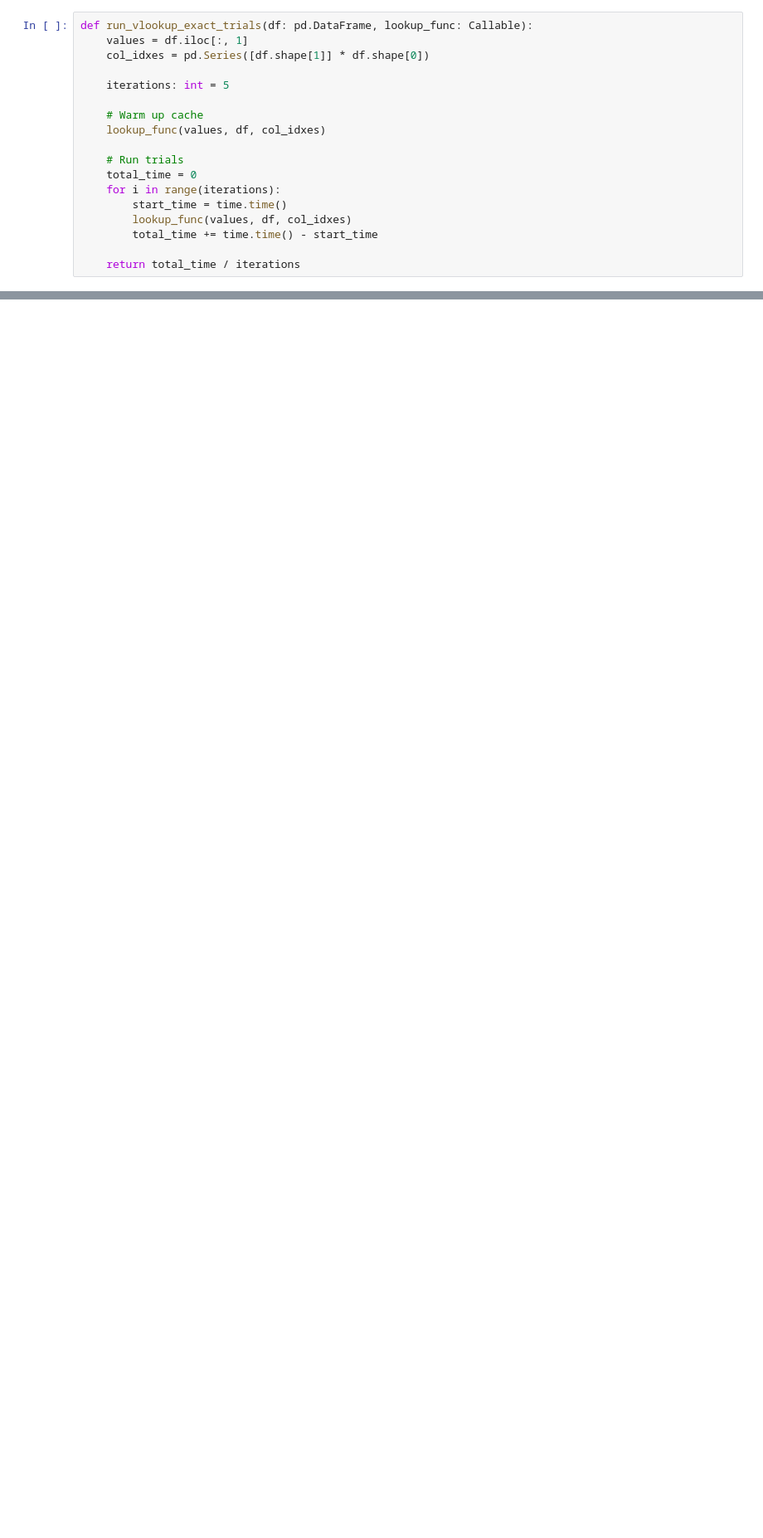
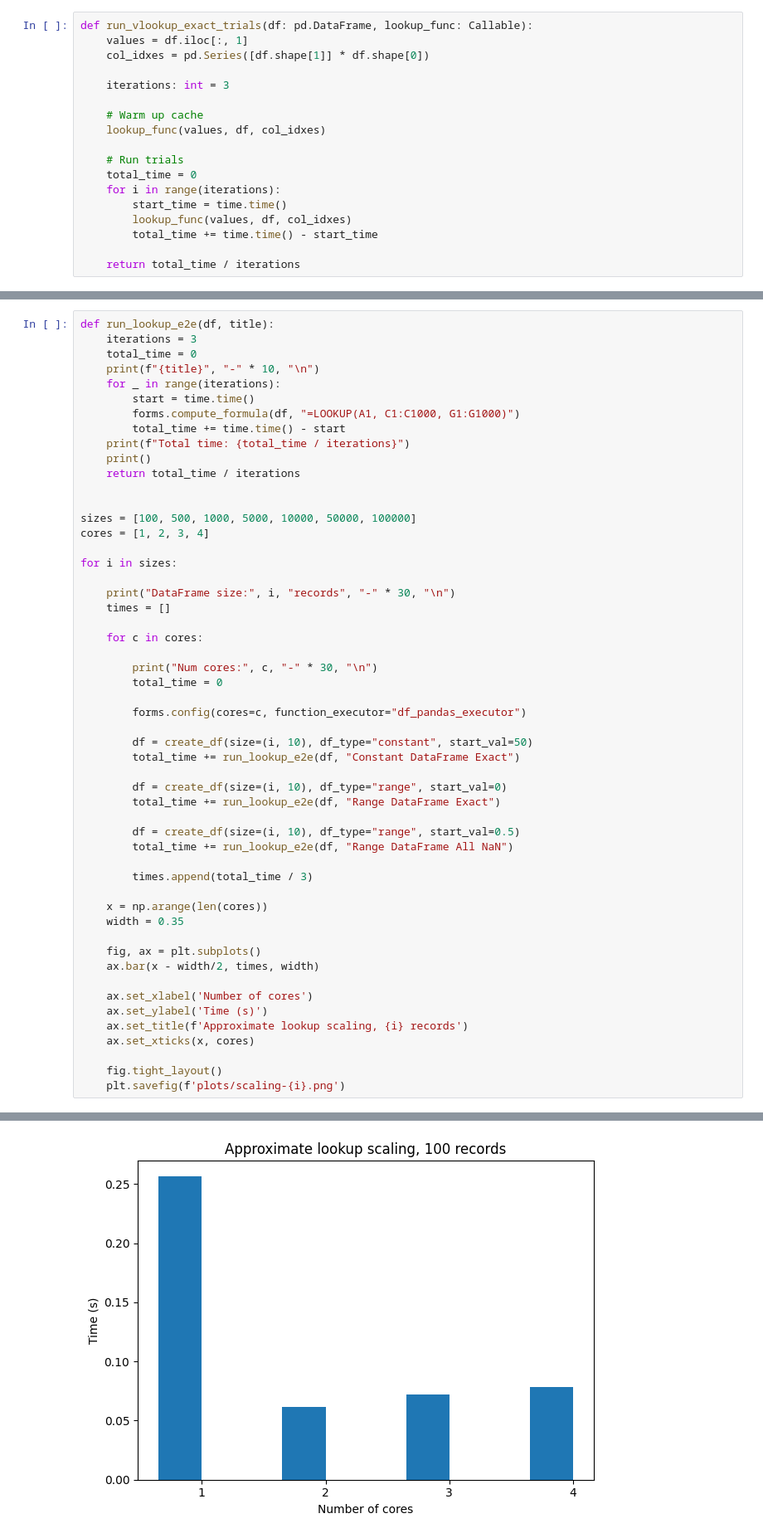
Before and after one commit to forms-org/forms, a Jupyter notebook: benchmark/lookup/benchmark_lookup.ipynb, the cells around one changed output, grey strips where cells are left out. Shown: that part at 83% size. Saved outputs shown, nothing was run; the diff lists cells and outputs as text; blank space fills up the shorter version.

```diff
--- a/benchmark/lookup/benchmark_lookup.ipynb
+++ b/benchmark/lookup/benchmark_lookup.ipynb
@@ -54,7 +63,7 @@ def run_vlookup_exact_trials(df: pd.DataFrame, lookup_func: Callable):
     values = df.iloc[:, 1]
     col_idxes = pd.Series([df.shape[1]] * df.shape[0])
 
-    iterations: int = 5
+    iterations: int = 3
 
     # Warm up cache
     lookup_func(values, df, col_idxes)
@@ -155,0 +258,54 @@ Hash and Probe time: 0.022646999359130858
+# %%
+def run_lookup_e2e(df, title):
+    iterations = 3
+    total_time = 0
+    print(f"{title}", "-" * 10, "\n")
+    for _ in range(iterations):
+        start = time.time()
+        forms.compute_formula(df, "=LOOKUP(A1, C1:C1000, G1:G1000)")
+        total_time += time.time() - start
+    print(f"Total time: {total_time / iterations}")
+    print()
+    return total_time / iterations
+
+
+sizes = [100, 500, 1000, 5000, 10000, 50000, 100000]
+cores = [1, 2, 3, 4]
+
+for i in sizes:
+
+    print("DataFrame size:", i, "records", "-" * 30, "\n")
+    times = []
+
+    for c in cores:
+
+        print("Num cores:", c, "-" * 30, "\n")
+        total_time = 0
+
+        forms.config(cores=c, function_executor="df_pandas_executor")
+
+        df = create_df(size=(i, 10), df_type="constant", start_val=50)
+        total_time += run_lookup_e2e(df, "Constant DataFrame Exact")
+
+        df = create_df(size=(i, 10), df_type="range", start_val=0)
+        total_time += run_lookup_e2e(df, "Range DataFrame Exact")
+
+        df = create_df(size=(i, 10), df_type="range", start_val=0.5)
+        total_time += run_lookup_e2e(df, "Range DataFrame All NaN")
+
+        times.append(total_time / 3)
+
+    x = np.arange(len(cores))
+    width = 0.35
+
+    fig, ax = plt.subplots()
+    ax.bar(x - width/2, times, width)
+
+    ax.set_xlabel('Number of cores')
+    ax.set_ylabel('Time (s)')
+    ax.set_title(f'Approximate lookup scaling, {i} records')
+    ax.set_xticks(x, cores)
+
+    fig.tight_layout()
+    plt.savefig(f'plots/scaling-{i}.png')
+# %% [output]
@@ -155,0 +335 @@ Hash and Probe time: 0.022646999359130858
+[figure, added]
```
Also changed, not shown: parts of 13 cells of this notebook, 11 other files.
